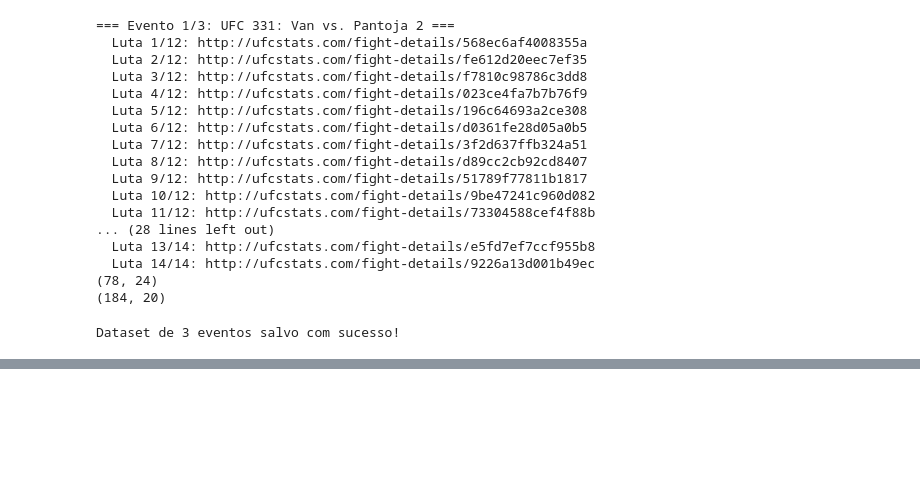
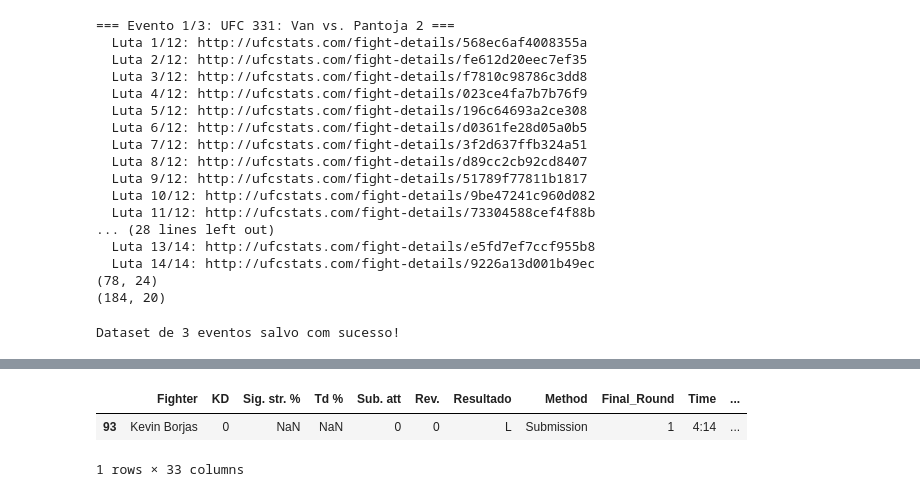
Before and after one commit to khannnn1/ufc-data, a Jupyter notebook: notebooks/01_scrapper_test_luta.ipynb, the cells around one changed output, grey strips where cells are left out. Cells and saved outputs as stored; diff of their text form; code cells hidden in the pictures; blank space fills up the shorter version.

```diff
--- a/notebooks/01_scrapper_test_luta.ipynb
+++ b/notebooks/01_scrapper_test_luta.ipynb
@@ -669,0 +1003,6 @@ Dataset de 3 eventos salvo com sucesso!
+# %%
+df_24_resumo_limpo[df_24_resumo_limpo["Sig. str. %"].isna()]
+# %% [output]
+|  | Fighter | KD | Sig. str. % | Td % | Sub. att | Rev. | Resultado | Method | Final_Round | Time | ... |
+| 93 | Kevin Borjas | 0 | NaN | NaN | 0 | 0 | L | Submission | 1 | 4:14 | ... |
+1 rows × 33 columns
```
Also changed, not shown: parts of 33 cells of this notebook.
